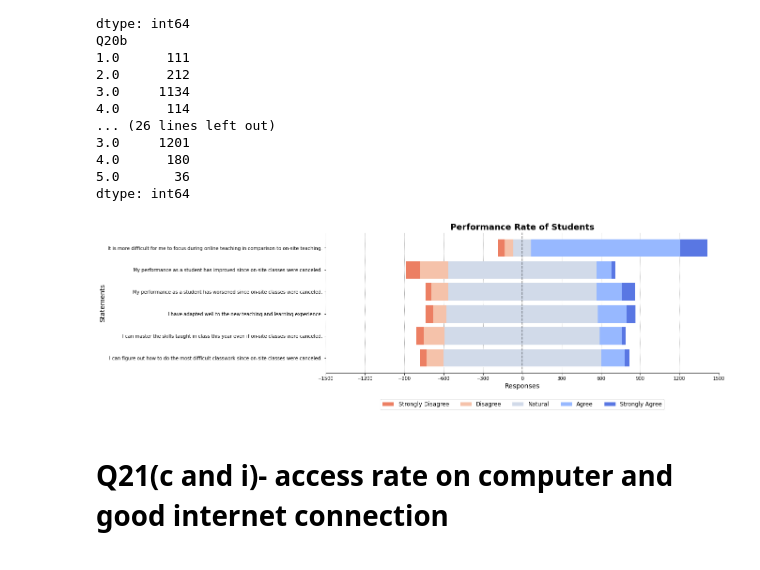
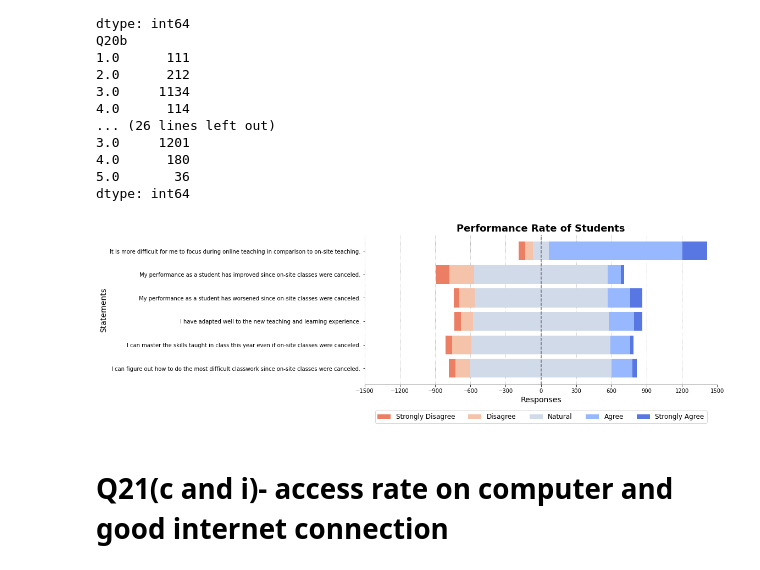
Before and after one commit to Jayres18/BAT404-Project, a Jupyter notebook: visualization.ipynb, the cells around one changed output. Cells and saved outputs as stored; diff of their text form; code cells hidden in the pictures.

```diff
--- a/visualization.ipynb
+++ b/visualization.ipynb
@@ -2408,7 +874,8 @@ def questionnaire_prs(perf_statement_results, performance_rate):
 
     # Color Mapping
     category_colors = plt.get_cmap('coolwarm_r')(np.linspace(0.19, 0.9, data.shape[1]))
-    fig, ax = plt.subplots(figsize=(15,5.5))
+
+    fig, ax = plt.subplots(figsize=(11.5,5))
 
     # Plot Bars
     for i, (colname, color) in enumerate(zip(performance_rate, category_colors)):
@@ -2426,36 +893,34 @@ def questionnaire_prs(perf_statement_results, performance_rate):
 
     # Y Axis
     ax.invert_yaxis()
 
     # Remove spines
     ax.spines['right'].set_visible(False)
     ax.spines['top'].set_visible(False)
     ax.spines['left'].set_visible(False)
     ax.spines['bottom'].set_visible(True)
 
     ax.yaxis.grid(False)
     ax.xaxis.grid(True, which='major', color='grey', linestyle='dotted')
     ax.set_axisbelow(True)
 
     # Legend
     ax.legend(ncol=len(performance_rate), bbox_to_anchor=(0.5,-0.28), loc='lower center', fontsize=12)
 
     #Title and xy-labels
     ax.set_title('Performance Rate of Students', loc='center', fontsize=18, fontweight='bold')
     ax.set_ylabel('Statements', fontsize=14)
     ax.set_xlabel('Responses', fontsize=14)
 
     # Set Background Color
     fig.set_facecolor('#FFFFFF')
 
     return fig, ax
 
 fig, ax = questionnaire_prs(perf_statement_results, performance_rate)
-
-plt.savefig('performance_rate.png', bbox_inches='tight', pad_inches=0.5)
 plt.show()
 # %% [output]
-[figure, old version]
+[figure, new version]
 # %% [markdown]
 # Q21(c and i)- access rate on computer and good internet connection
 # %%
```
Also changed, not shown: parts of 131 cells of this notebook.
